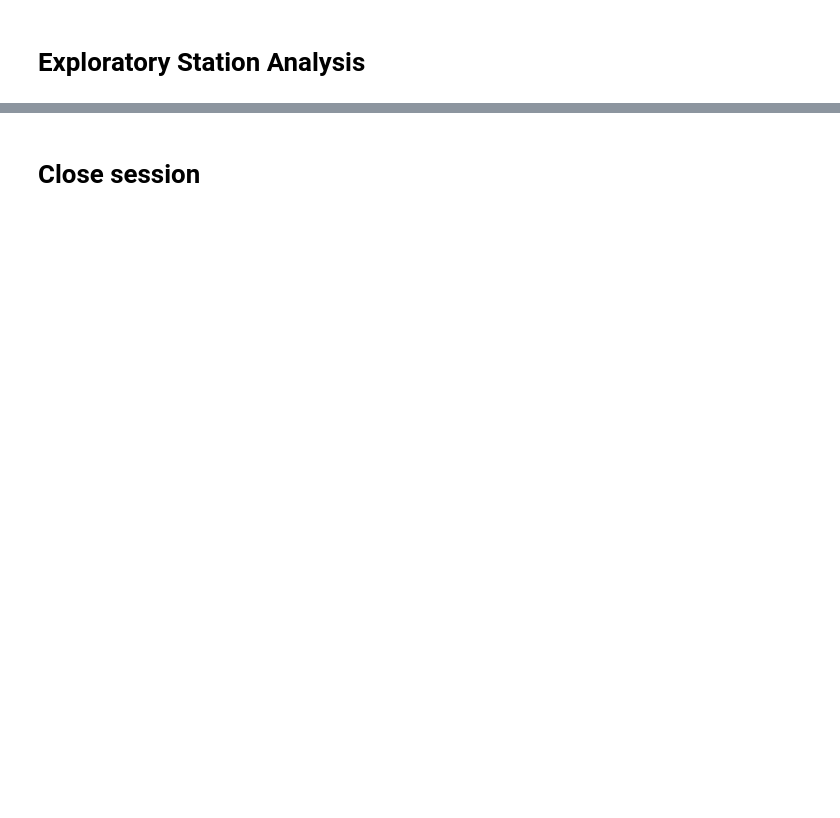
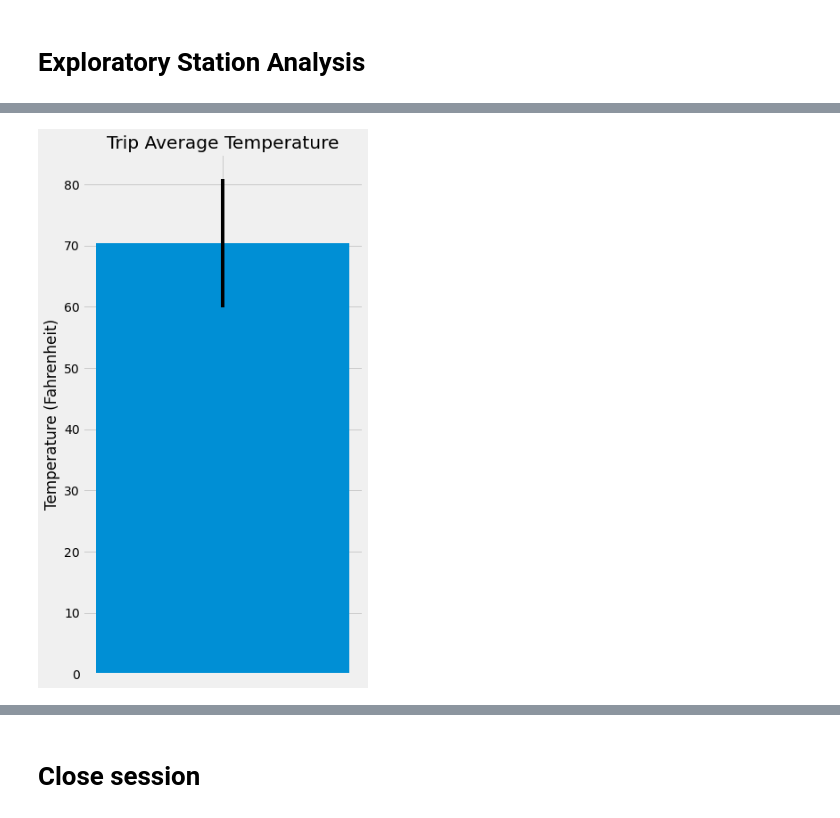
Before and after one commit to edemolbi/sqlalchemy-challenge, a Jupyter notebook: climate_starter.ipynb, the cells around one changed output, grey strips where cells are left out. Drawn from its saved outputs; the diff is of its cells as text; code cells hidden in the pictures; blank space fills up the shorter version.

```diff
--- a/climate_starter.ipynb
+++ b/climate_starter.ipynb
@@ -95,0 +205,27 @@ precipitation_df.head()
+# %%
+# Plot the results from your previous query as a bar chart.
+# Use "Trip Avg Temp" as your Title
+# Use the average temperature for the y value
+# Use the peak-to-peak (tmax-tmin) value as the y error bar (yerr)
+peak_to_peak = trip_temps[0][2] - trip_temps[0][0]
+average_temp = trip_temps[0][1]
+
+# plot chart
+fig, ax = plt.subplots(figsize = (5, 10))
+
+ax.bar(1, average_temp, yerr = peak_to_peak/2, width = 0.5)
+
+#set labels
+ax.set_xticks([1])
+ax.set_xticklabels([""])
+ax.set_title('Trip Average Temperature')
+ax.set_ylabel('Temperature (Fahrenheit)')
+
+#save fig
+plt.savefig("Images/trip_avg_temp")
+
+#show figure
+
+plt.show()
+# %% [output]
+[figure, added]
```
Also changed, not shown: parts of 14 cells of this notebook, 5 other files.
